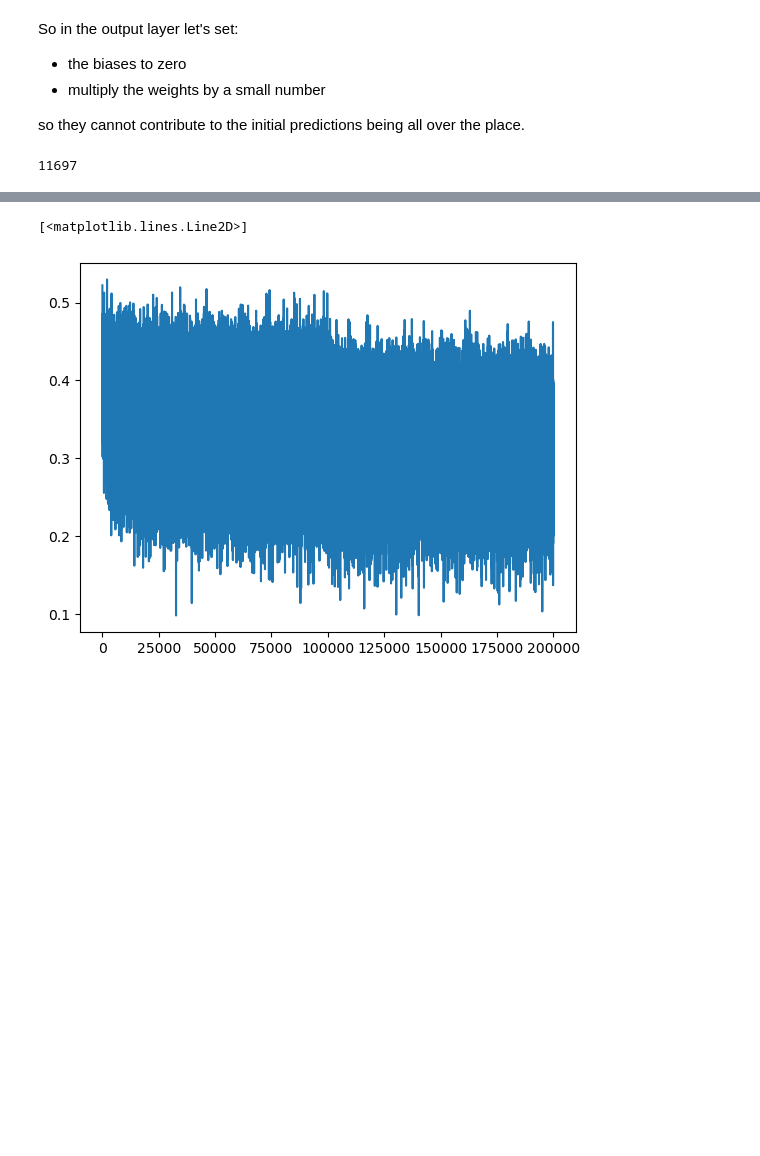
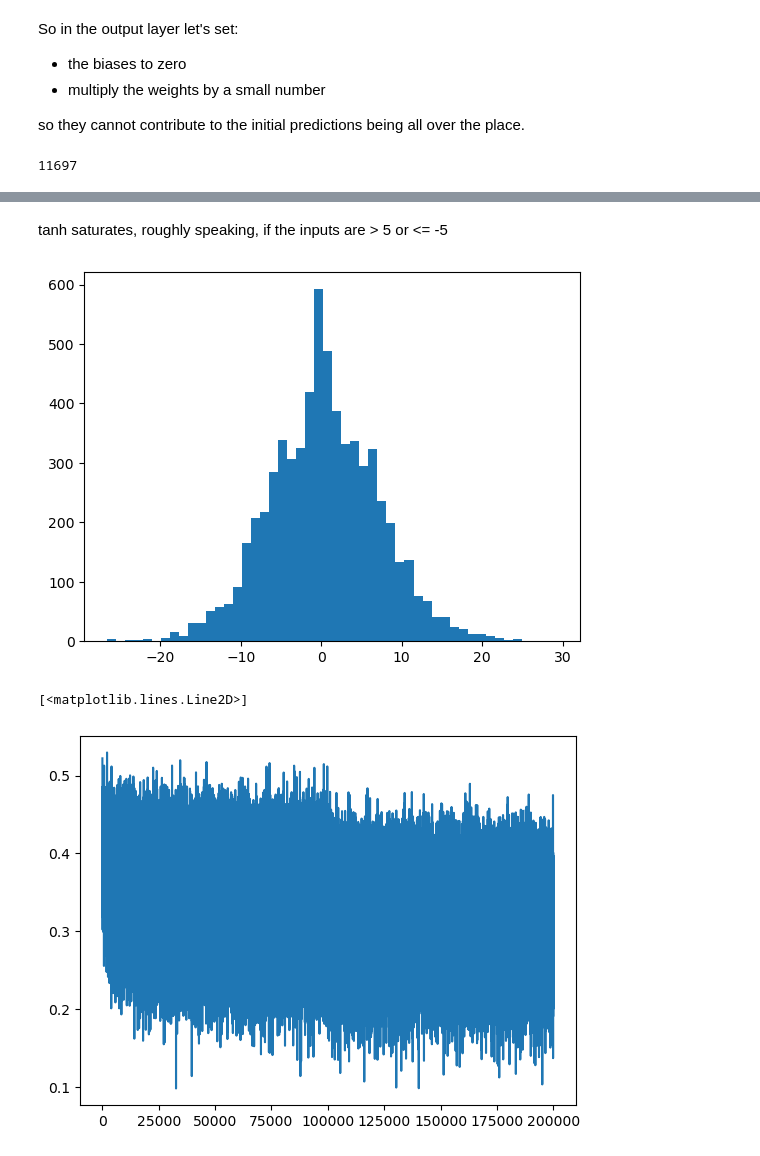
Before and after one commit to nasheqlbrm/makemore, a Jupyter notebook: nbs/03_makemore_bn.ipynb, the cells around one changed output, grey strips where cells are left out. Cells and saved outputs as stored; diff of their text form; code cells hidden in the pictures; blank space fills up the shorter version.

```diff
--- a/nbs/03_makemore_bn.ipynb
+++ b/nbs/03_makemore_bn.ipynb
@@ -245,3 +240,9 @@ for i in range(max_steps):
+# %% [markdown]
+tanh saturates, roughly speaking, if the inputs are > 5 or <= -5
+# %%
+plt.hist(hpreact.view(-1).tolist(),bins=50);
+# %% [output]
+[figure, added]
 # %%
 plt.plot(lossi)
 # %% [output]
```
Also changed, not shown: parts of 17 cells of this notebook.
